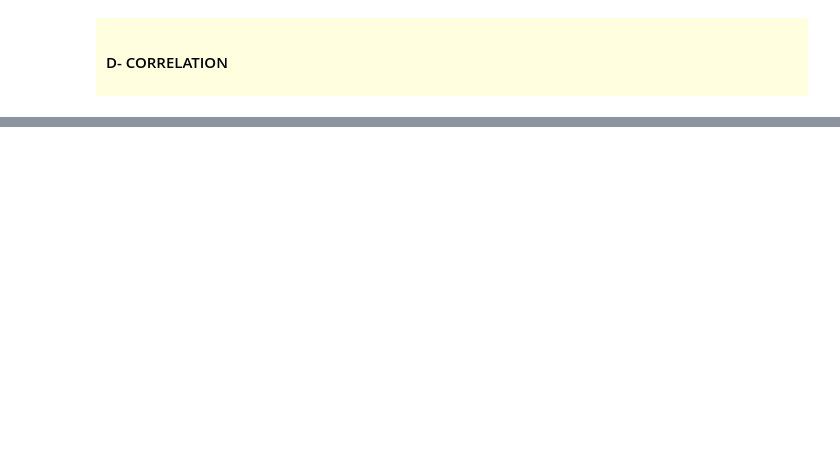
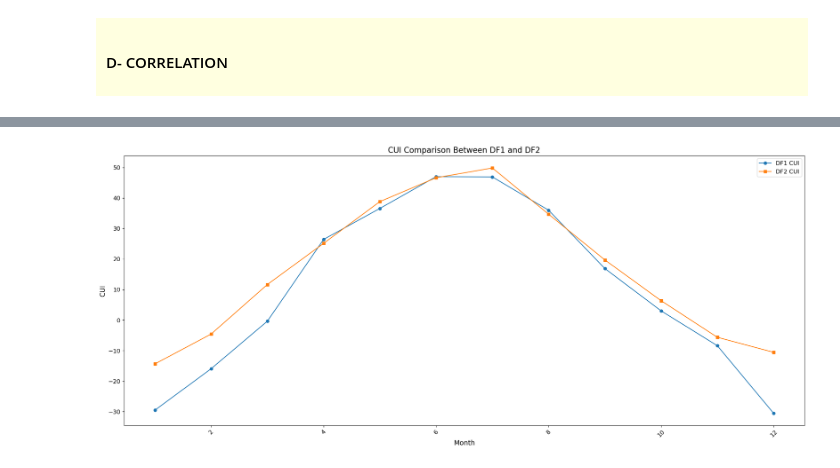
Before and after one commit to Mohamed-01-git/CLIMATOLOGY, a Jupyter notebook: CUI.ipynb, the cells around one changed output, grey strips where cells are left out. Cells and saved outputs as stored; diff of their text form; code cells hidden in the pictures; blank space fills up the shorter version.

```diff
--- a/CUI.ipynb
+++ b/CUI.ipynb
@@ -241,0 +297,24 @@ df_corr
+# %%
+import matplotlib.pyplot as plt
+
+# Example plotting code
+fig, ax = plt.subplots(figsize=(25, 10))
+
+# Plotting the data from both DataFrames
+ax.plot(DF1['month'], DF1['CUI'], label='DF1 CUI', marker='o')
+ax.plot(DF2['month'], DF2['CUI'], label='DF2 CUI', marker='s')
+
+# Adding labels, legend, and title
+ax.set_xlabel('Month', fontsize=14)
+ax.set_ylabel('CUI', fontsize=14)
+ax.set_title('CUI Comparison Between DF1 and DF2', fontsize=16)
+ax.legend(fontsize=12)
+
+# Formatting x-axis (optional)
+plt.xticks(rotation=45, fontsize=12)
+plt.yticks(fontsize=12)
+
+# Show the plot
+plt.show()
+# %% [output]
+[figure, added]
```
Also changed, not shown: parts of 18 cells of this notebook.
